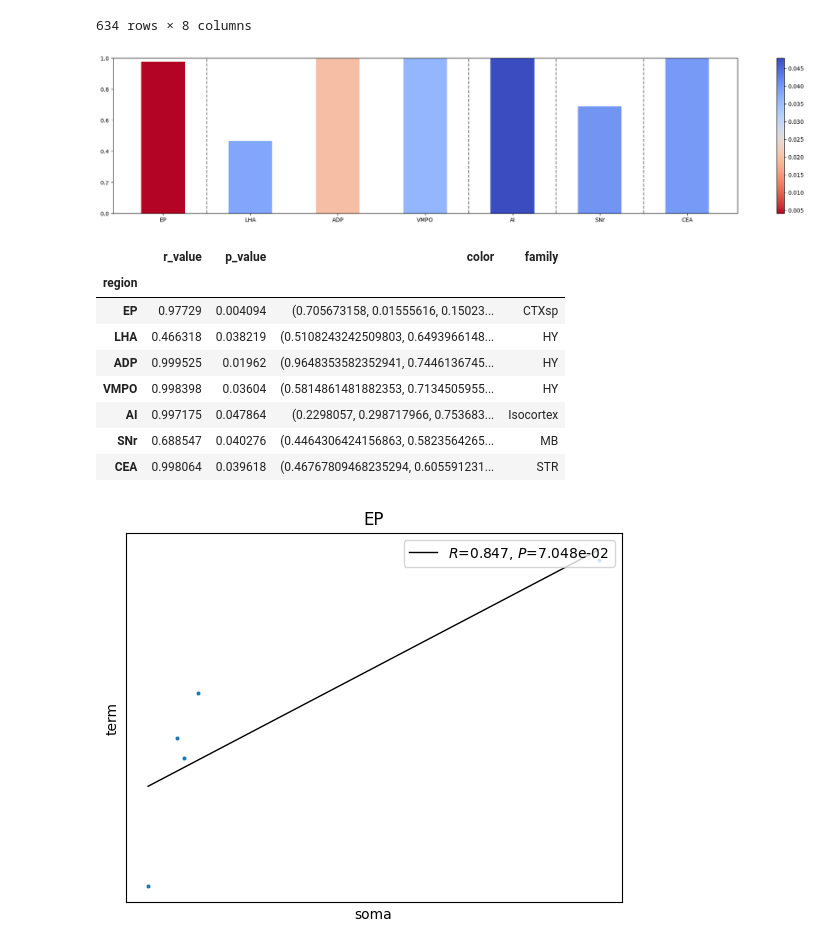
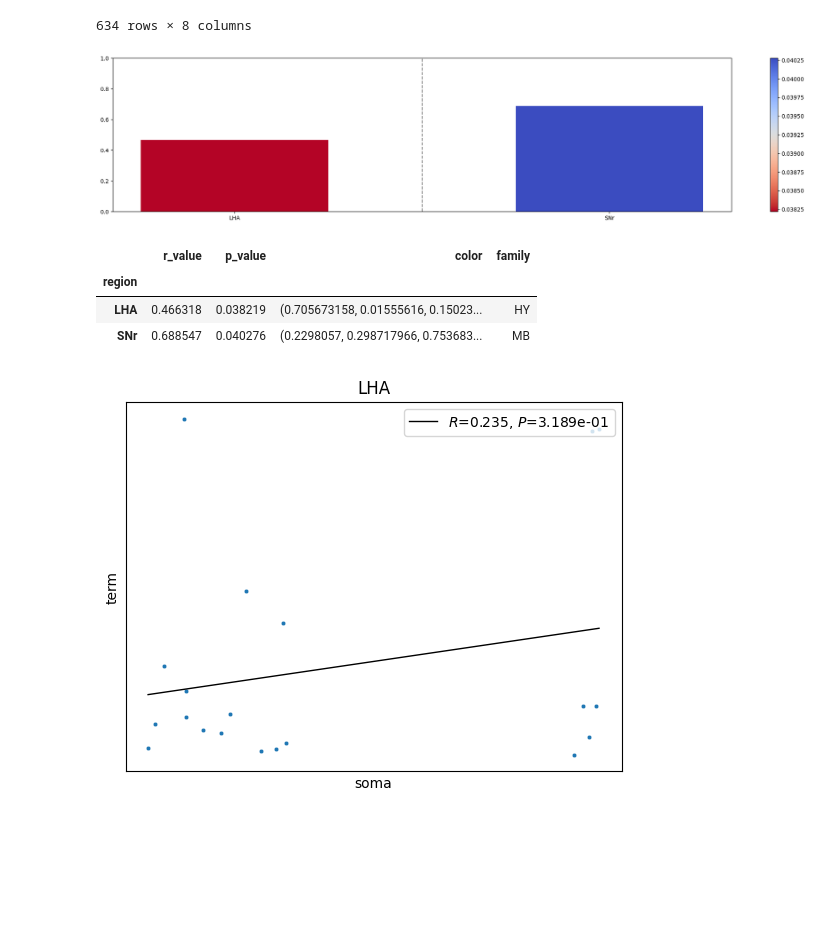
Before and after one commit to txgxxx/pyswcloader, a Jupyter notebook: tutorial.ipynb, the cells around one changed output. Drawn from its saved outputs; the diff is of its cells as text; code cells hidden in the pictures; blank space fills up the shorter version.

```diff
--- a/tutorial.ipynb
+++ b/tutorial.ipynb
@@ -143,23 +126,18 @@ X axis exceeds boundary.
 # %%
 from pyswcloader import projection_vis
 # %%
-topo = projection_vis.plot_topographic_projection(topo_info, show=True, threshold=2)
+topo = projection_vis.plot_topographic_projection(topo_info, show=True, threshold=5)
 # %% [output]
-[figure, old version]
+[figure, new version]
 # %%
 topo
 # %% [output]
 |  | r_value | p_value | color | family |
 | region |  |  |  |  |
-| EP | 0.97729 | 0.004094 | (0.705673158, 0.01555616, 0.15023... | CTXsp |
-| LHA | 0.466318 | 0.038219 | (0.5108243242509803, 0.6493966148... | HY |
-| ADP | 0.999525 | 0.01962 | (0.9648353582352941, 0.7446136745... | HY |
-| VMPO | 0.998398 | 0.03604 | (0.5814861481882353, 0.7134505955... | HY |
-| AI | 0.997175 | 0.047864 | (0.2298057, 0.298717966, 0.753683... | Isocortex |
-| SNr | 0.688547 | 0.040276 | (0.4464306424156863, 0.5823564265... | MB |
-| CEA | 0.998064 | 0.039618 | (0.46767809468235294, 0.605591231... | STR |
+| LHA | 0.466318 | 0.038219 | (0.705673158, 0.01555616, 0.15023... | HY |
+| SNr | 0.688547 | 0.040276 | (0.2298057, 0.298717966, 0.753683... | MB |
 # %%
-projection_vis.plot_correlation(topo_info, region='EP', show=True)
+projection_vis.plot_correlation(topo_info, region='LHA', show=True)
 # %% [output]
-[figure, old version]
+[figure, new version]
 # %%
```
Also changed, not shown: parts of 3 cells of this notebook, 4 other files.
